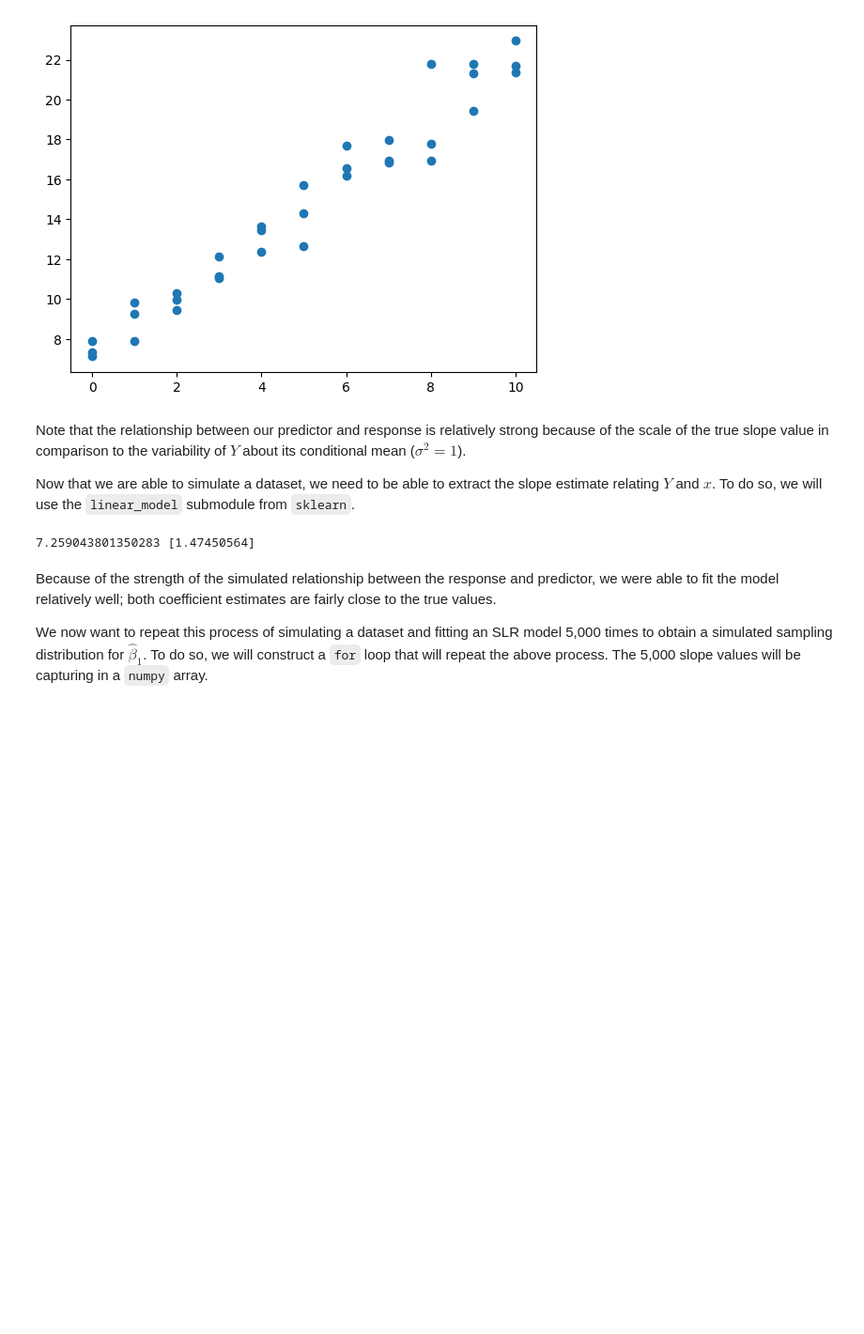
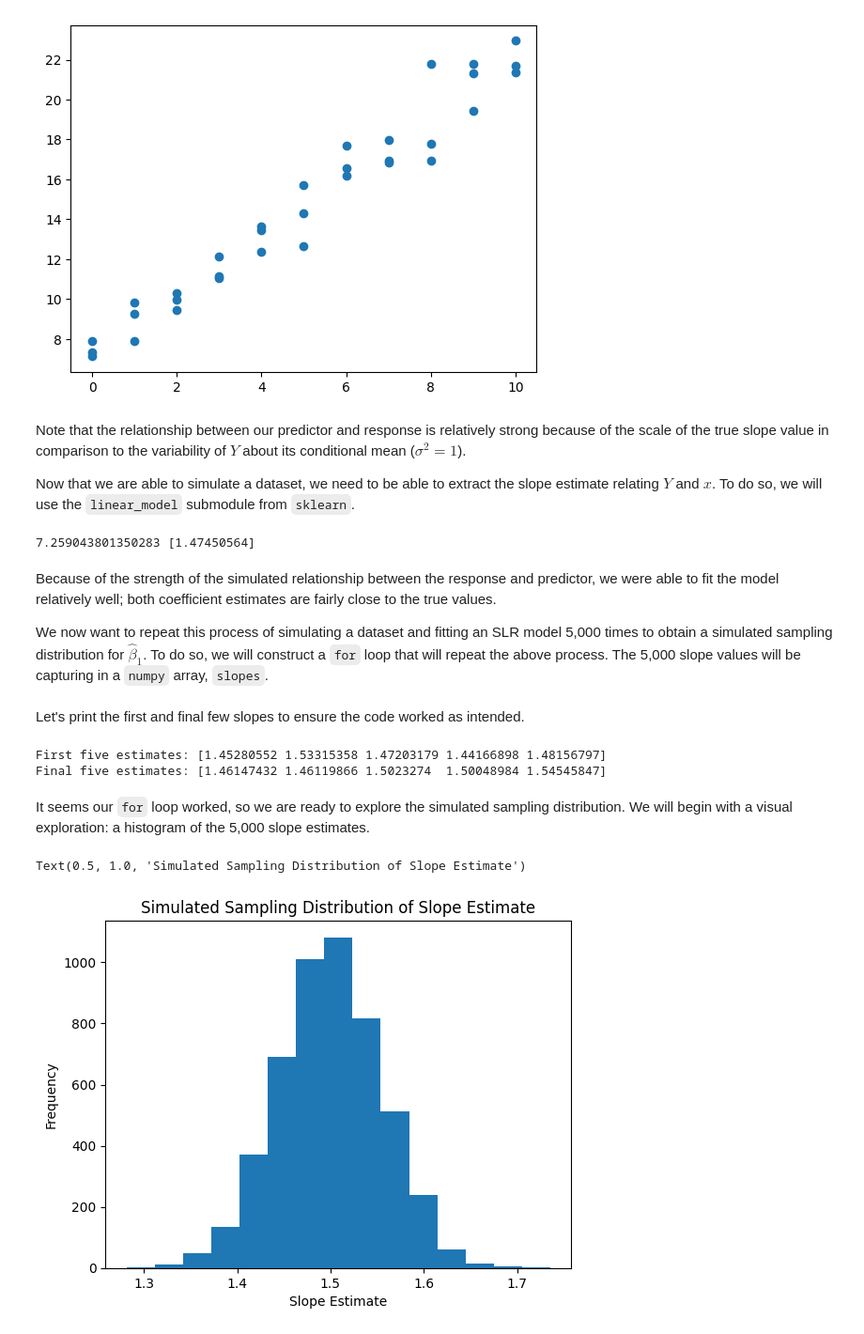
Before and after one commit to jccrews256/ST-554-HW-5, a Jupyter notebook: Homework_5.ipynb, the cells around one changed output. Shown at 94% size. Cells and saved outputs as stored; diff of their text form; code cells hidden in the pictures; blank space fills up the shorter version.

```diff
--- a/Homework_5.ipynb
+++ b/Homework_5.ipynb
@@ -86,5 +87,5 @@ print(reg.intercept_, reg.coef_)
 # %% [markdown]
 Because of the strength of the simulated relationship between the response and predictor, we were able to fit the model relatively well; both coefficient estimates are fairly close to the true values.
 
-We now want to repeat this process of simulating a dataset and fitting an SLR model 5,000 times to obtain a simulated sampling distribution for $\hat{\beta}_1$. To do so, we will construct a `for` loop that will repeat the above process. The 5,000 slope values will be capturing in a `numpy` array.
+We now want to repeat this process of simulating a dataset and fitting an SLR model 5,000 times to obtain a simulated sampling distribution for $\hat{\beta}_1$. To do so, we will construct a `for` loop that will repeat the above process. The 5,000 slope values will be capturing in a `numpy` array, `slopes`.
 # %%
@@ -102,3 +104,22 @@ for i in range(5000):
 
     # Capturing estimated slope
     slopes[i] = reg.coef_[0]
+# %% [markdown]
+Let's print the first and final few slopes to ensure the code worked as intended.
+# %%
+print("First five estimates:", slopes[:5])
+print("Final five estimates:", slopes[-5:])
+# %% [output]
+First five estimates: [1.45280552 1.53315358 1.47203179 1.44166898 1.48156797]
+Final five estimates: [1.46147432 1.46119866 1.5023274  1.50048984 1.54545847]
+# %% [markdown]
+It seems our `for` loop worked, so we are ready to explore the simulated sampling distribution. We will begin with a visual exploration: a histogram of the 5,000 slope estimates.
+# %%
+# Creating a basic histogram of slope coefficients with 15 bins
+plt.hist(slopes, bins = 15)
+plt.xlabel("Slope Estimate")
+plt.ylabel("Frequency")
+plt.title("Simulated Sampling Distribution of Slope Estimate")
+# %% [output]
+Text(0.5, 1.0, 'Simulated Sampling Distribution of Slope Estimate')
+[figure, added]
```
Also changed, not shown: parts of 5 cells of this notebook.
